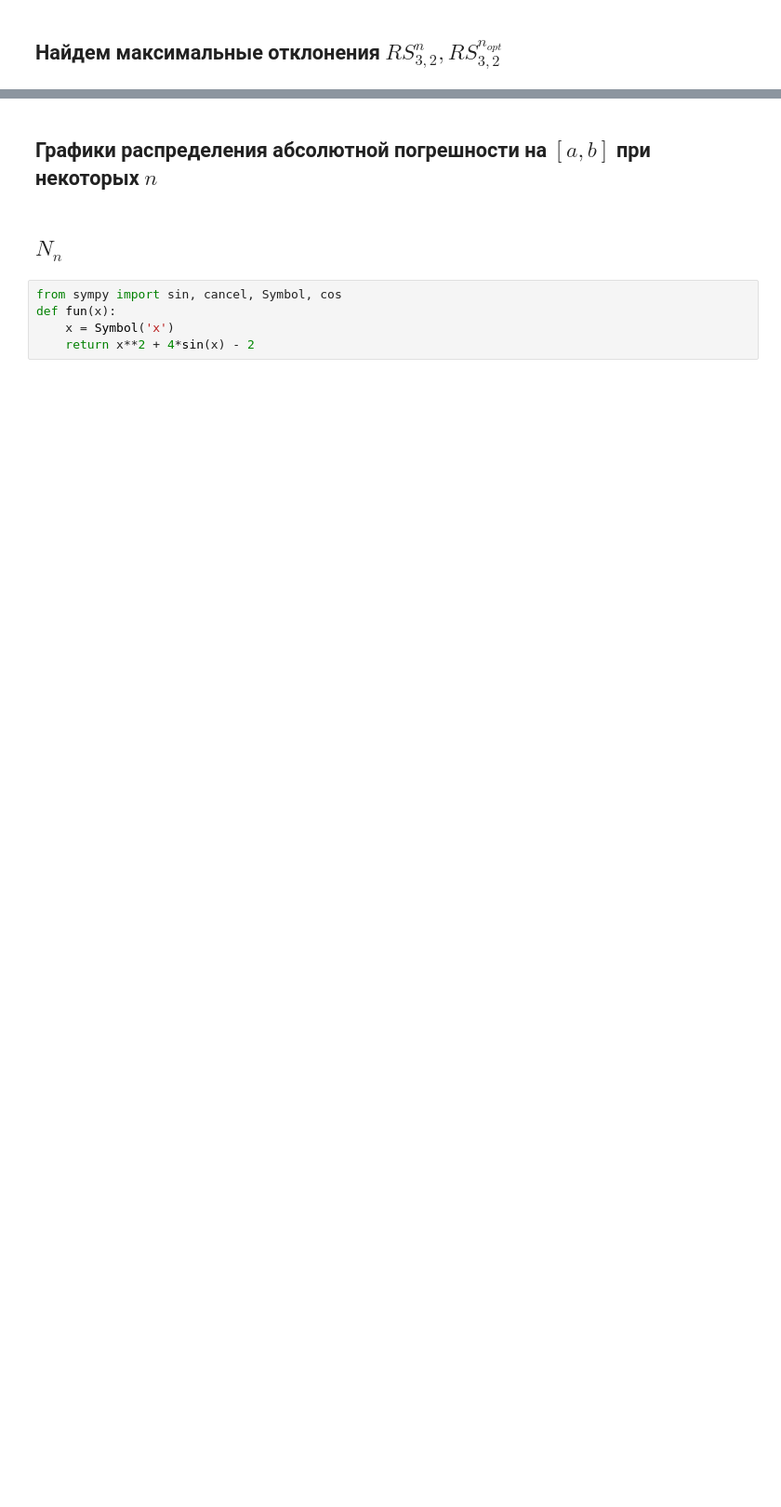
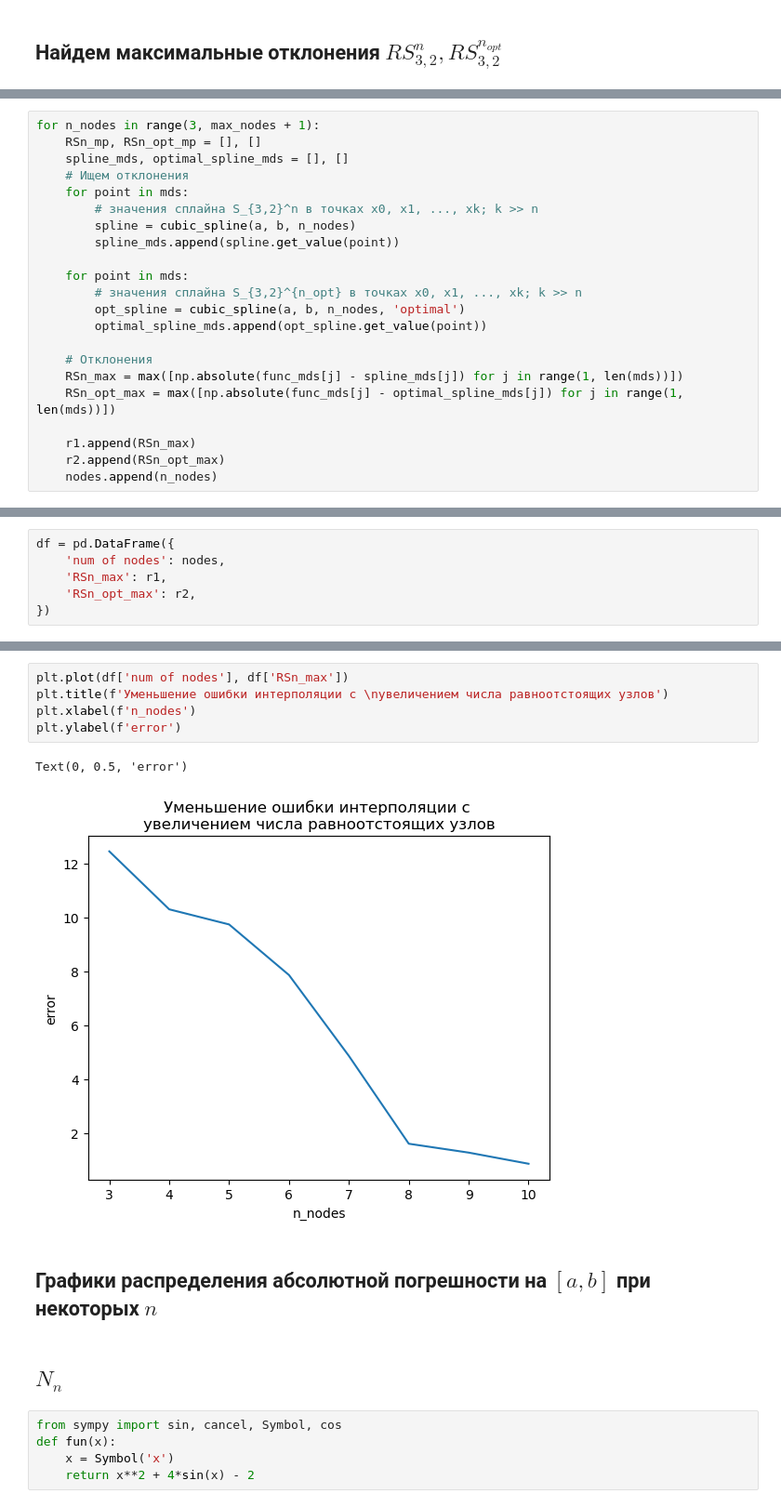
Before and after one commit to verse-chorus/NumericalMethodsSPbU, a Jupyter notebook: Interpolation/Cubic_spline.ipynb, the cells around one changed output, grey strips where cells are left out. Shown: that part at 93% size. Saved outputs shown, nothing was run; the diff lists cells and outputs as text; blank space fills up the shorter version.

```diff
--- a/Interpolation/Cubic_spline.ipynb
+++ b/Interpolation/Cubic_spline.ipynb
@@ -287,0 +182,22 @@ for pp in range(3, max_nodes + 1):
+# %%
+for n_nodes in range(3, max_nodes + 1):
+    RSn_mp, RSn_opt_mp = [], []
+    spline_mds, optimal_spline_mds = [], []
+    # Ищем отклонения
+    for point in mds:
+        # значения сплайна S_{3,2}^n в точках x0, x1, ..., xk; k >> n
+        spline = cubic_spline(a, b, n_nodes)
+        spline_mds.append(spline.get_value(point))
+
+    for point in mds:
+        # значения сплайна S_{3,2}^{n_opt} в точках x0, x1, ..., xk; k >> n
+        opt_spline = cubic_spline(a, b, n_nodes, 'optimal')
+        optimal_spline_mds.append(opt_spline.get_value(point))
+
+    # Отклонения
+    RSn_max = max([np.absolute(func_mds[j] - spline_mds[j]) for j in range(1, len(mds))])
+    RSn_opt_max = max([np.absolute(func_mds[j] - optimal_spline_mds[j]) for j in range(1, len(mds))])
+
+    r1.append(RSn_max)
+    r2.append(RSn_opt_max)
+    nodes.append(n_nodes)
@@ -287,0 +206,6 @@ for pp in range(3, max_nodes + 1):
+# %%
+df = pd.DataFrame({
+    'num of nodes': nodes,
+    'RSn_max': r1,
+    'RSn_opt_max': r2,
+})
@@ -288,3 +224,11 @@ for pp in range(3, max_nodes + 1):
+# %%
+plt.plot(df['num of nodes'], df['RSn_max'])
+plt.title(f'Уменьшение ошибки интерполяции с \nувеличением числа равноотстоящих узлов')
+plt.xlabel(f'n_nodes')
+plt.ylabel(f'error')
+# %% [output]
+Text(0, 0.5, 'error')
+[figure, added]
 # %% [markdown]
 ## Графики распределения абсолютной погрешности на $[a,b]$ при некоторых $n$
 # %% [markdown]
```
Also changed, not shown: parts of 20 cells of this notebook, 1 other file.
